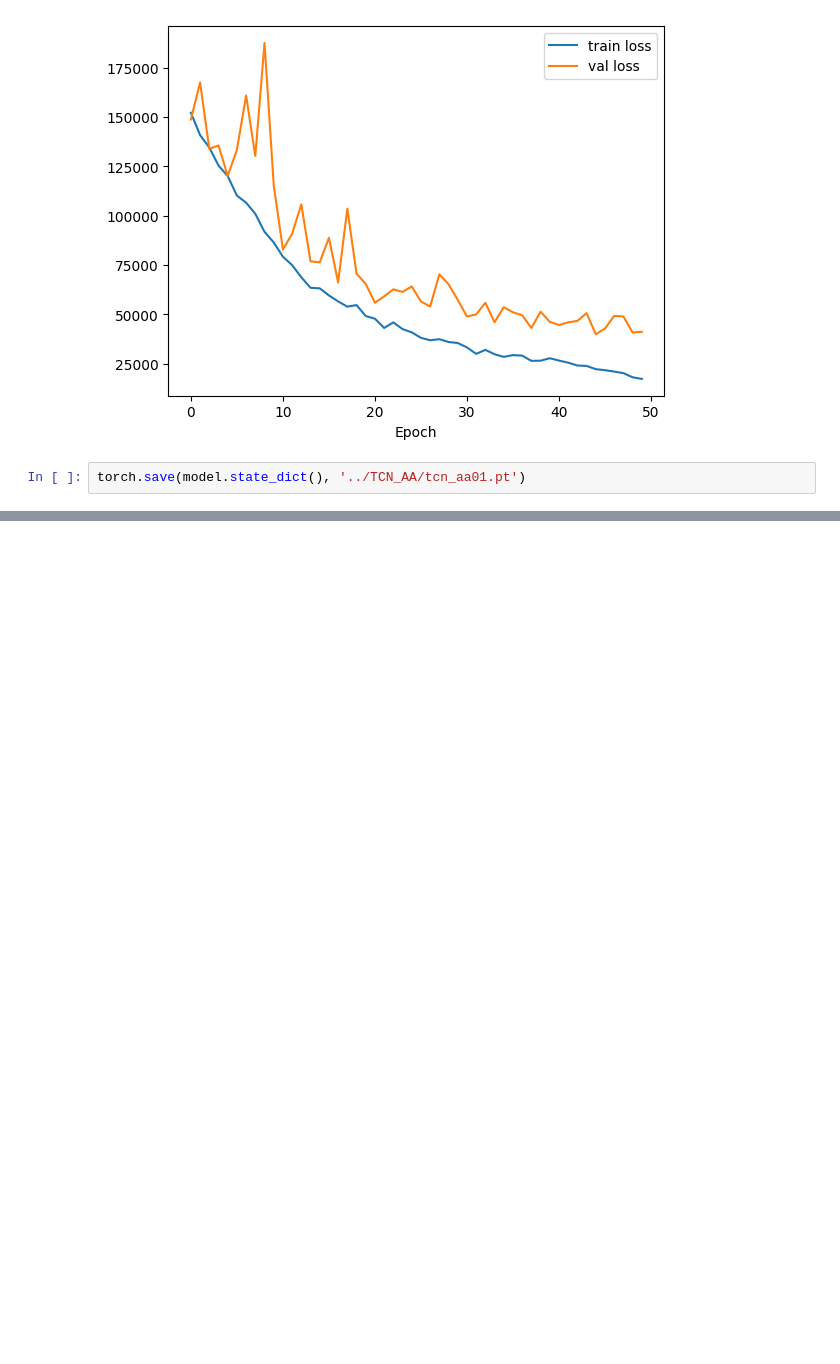
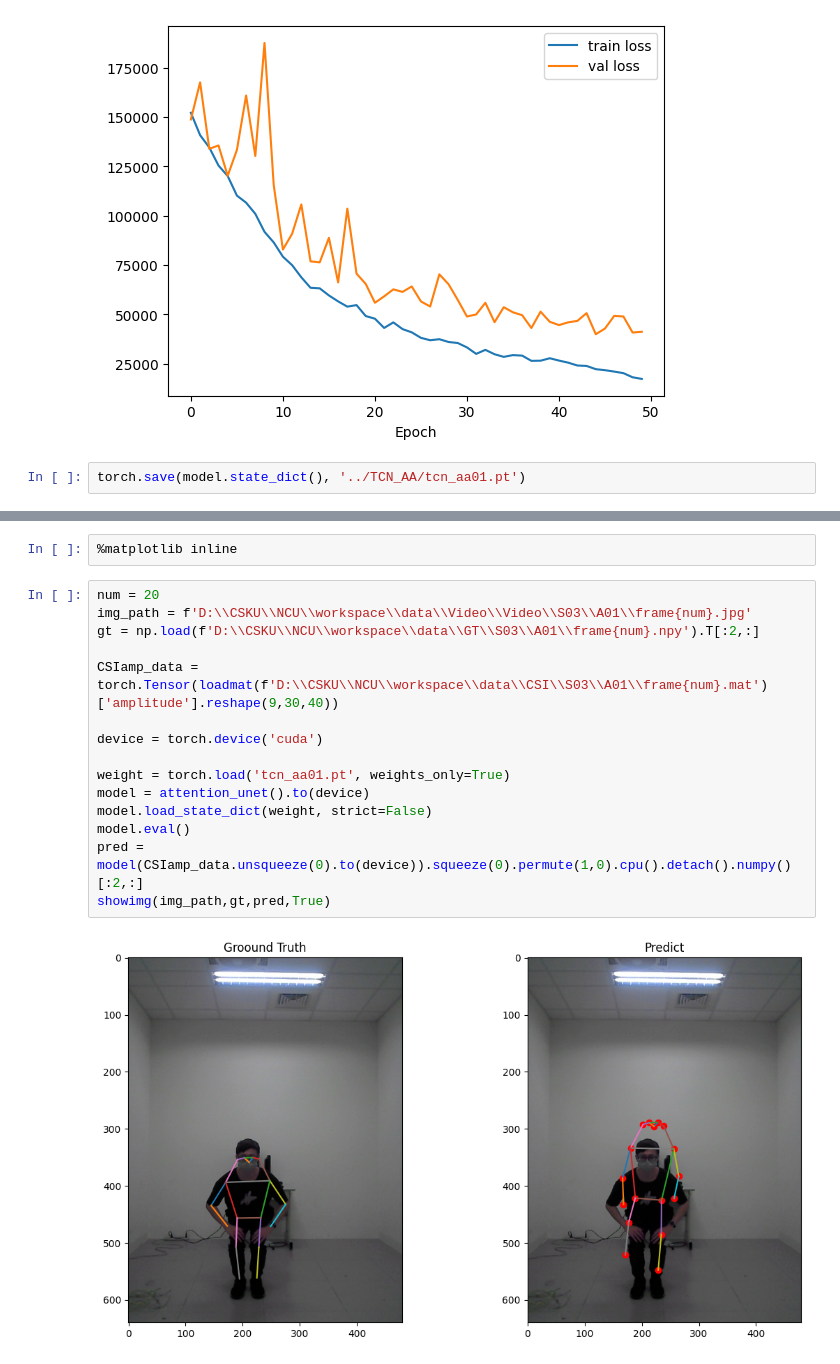
Before and after one commit to EventHorizon04/ncu-intern-2024, a Jupyter notebook: TCN_AA/tcn_aa.ipynb, the cells around one changed output, grey strips where cells are left out. Saved outputs shown, nothing was run; the diff lists cells and outputs as text; blank space fills up the shorter version.

Commit message:
add visualize

```diff
--- a/TCN_AA/tcn_aa.ipynb
+++ b/TCN_AA/tcn_aa.ipynb
@@ -158,0 +186,19 @@ torch.save(model.state_dict(), '../TCN_AA/tcn_aa01.pt')
+# %%
+%matplotlib inline
+# %%
+num = 20
+img_path = f'D:\\CSKU\\NCU\\workspace\\data\\Video\\Video\\S03\\A01\\frame{num}.jpg'
+gt = np.load(f'D:\\CSKU\\NCU\\workspace\\data\\GT\\S03\\A01\\frame{num}.npy').T[:2,:]
+
+CSIamp_data = torch.Tensor(loadmat(f'D:\\CSKU\\NCU\\workspace\\data\\CSI\\S03\\A01\\frame{num}.mat')['amplitude'].reshape(9,30,40))
+
+device = torch.device('cuda')
+
+weight = torch.load('tcn_aa01.pt', weights_only=True)
+model = attention_unet().to(device)
+model.load_state_dict(weight, strict=False)
+model.eval()
+pred = model(CSIamp_data.unsqueeze(0).to(device)).squeeze(0).permute(1,0).cpu().detach().numpy()[:2,:]
+showimg(img_path,gt,pred,True)
+# %% [output]
+[figure, added]
```
Also changed, not shown: parts of 8 cells of this notebook.
